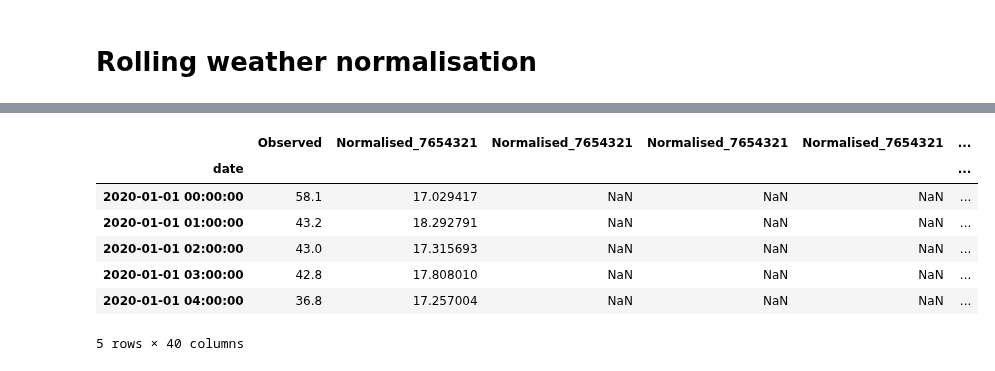
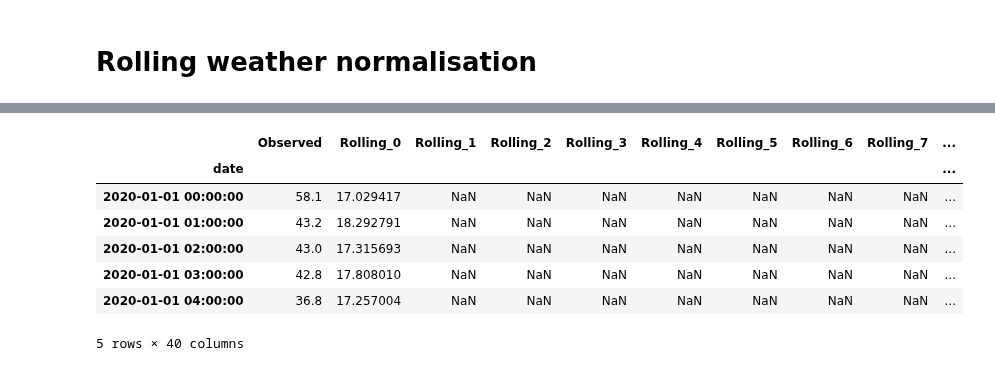
Before and after one commit to m-edal/normet, a Jupyter notebook: docs/notebooks/Case2_autodew.ipynb, the cells around one changed output, grey strips where cells are left out. Saved outputs shown, nothing was run; the diff lists cells and outputs as text; code cells hidden in the pictures.

```diff
--- a/docs/notebooks/Case2_autodew.ipynb
+++ b/docs/notebooks/Case2_autodew.ipynb
@@ -232,7 +281,7 @@ df_dewc
 # %% [markdown]
 # Rolling weather normalisation
 # %%
-df_dewc, mod_stats=ad.rolling_dew(df1, value='PM2.5',feature_names=['u10', 'v10', 'd2m', 't2m',
+df_dewc1, mod_stats=ad.rolling_dew(df1, value='PM2.5',feature_names=['u10', 'v10', 'd2m', 't2m',
        'blh', 'sp', 'ssrd', 'tcc', 'tp', 'rh2m','date_unix', 'day_julian', 'weekday',
        'hour'],variables_resample=['u10', 'v10', 'd2m', 't2m',
        'blh', 'sp', 'ssrd', 'tcc', 'tp', 'rh2m'], n_samples=100,window_days=14, rollingevery=7)
@@ -239,11 +306,11 @@ df_dewc, mod_stats=ad.rolling_dew(df1, value='PM2.5',feature_names=['u10', 'v10'
 # %%
-df_dewc.head()
+df_dewc1.head()
 # %% [output]
-|  | Observed | Normalised_7654321 | Normalised_7654321 | Normalised_7654321 | Normalised_7654321 | ... |
-| date |  |  |  |  |  | ... |
-| 2020-01-01 00:00:00 | 58.1 | 17.029417 | NaN | NaN | NaN | ... |
-| 2020-01-01 01:00:00 | 43.2 | 18.292791 | NaN | NaN | NaN | ... |
-| 2020-01-01 02:00:00 | 43.0 | 17.315693 | NaN | NaN | NaN | ... |
-| 2020-01-01 03:00:00 | 42.8 | 17.808010 | NaN | NaN | NaN | ... |
-| 2020-01-01 04:00:00 | 36.8 | 17.257004 | NaN | NaN | NaN | ... |
+|  | Observed | Rolling_0 | Rolling_1 | Rolling_2 | Rolling_3 | Rolling_4 | Rolling_5 | Rolling_6 | Rolling_7 | ... |
+| date |  |  |  |  |  |  |  |  |  | ... |
+| 2020-01-01 00:00:00 | 58.1 | 17.029417 | NaN | NaN | NaN | NaN | NaN | NaN | NaN | ... |
+| 2020-01-01 01:00:00 | 43.2 | 18.292791 | NaN | NaN | NaN | NaN | NaN | NaN | NaN | ... |
+| 2020-01-01 02:00:00 | 43.0 | 17.315693 | NaN | NaN | NaN | NaN | NaN | NaN | NaN | ... |
+| 2020-01-01 03:00:00 | 42.8 | 17.808010 | NaN | NaN | NaN | NaN | NaN | NaN | NaN | ... |
+| 2020-01-01 04:00:00 | 36.8 | 17.257004 | NaN | NaN | NaN | NaN | NaN | NaN | NaN | ... |
 5 rows × 40 columns
```
Also changed, not shown: parts of 25 cells of this notebook, 2 other files.
